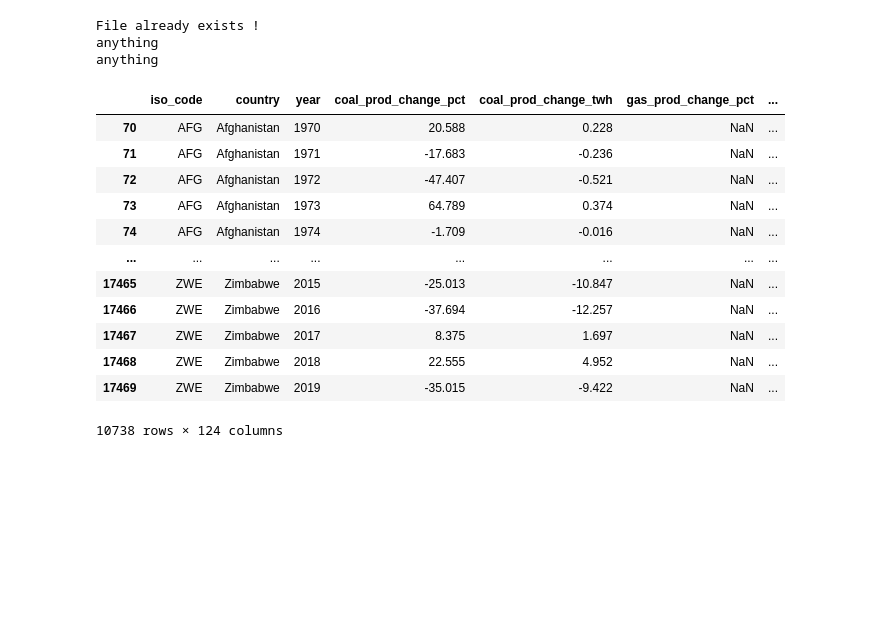
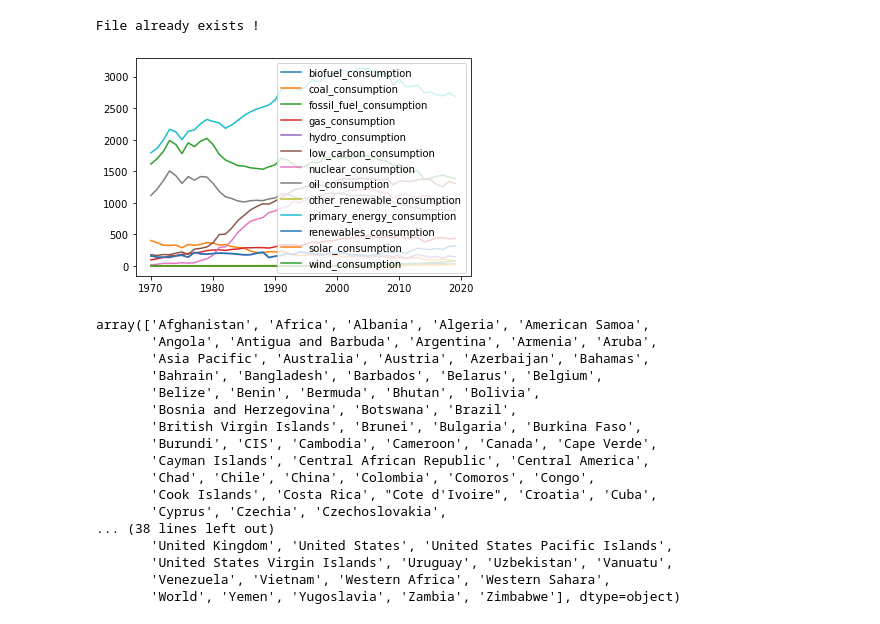
Before and after one commit to Milkafreak/Group_05, a Jupyter notebook: ClassTest.ipynb, the cells around one changed output. Drawn from its saved outputs; the diff is of its cells as text; code cells hidden in the pictures; blank space fills up the shorter version.

Commit message:
testing plot

```diff
--- a/ClassTest.ipynb
+++ b/ClassTest.ipynb
@@ -1,5 +1,8 @@
 # %%
 import sys
+import matplotlib.pyplot as plt
+import pandas as pd
+
 sys.path.append(".")
 from download import download_file
 
@@ -11,24 +14,54 @@ class Energy:
     def dowload(self):
         self.data = download_file(self.link, "Energy.csv")
         return self.data
+
+    def country_list(self):
+        #self.data = download_file(self.link, "Energy.csv")
+        return self.data["country"].unique()
+
+    def plot_consumption(self,country: str,normalize: bool):
+        #self.data = download_file(self.link, "Energy.csv")
+
+        if country not in self.data["country"].unique():
+            print("Error")
+        else:
+            df2 = self.data[self.data["country"] == country][self.data.columns[self.data.columns.str.contains("_consumption|country|year")]]
+            liste = []
+            for x in df2.columns:
+                liste.append(x)
+            liste = liste[2:]
+            x = df2["year"]
+            for y in liste:
+                i = df2[y]
+                plt.plot(x,i,label = y)
+                plt.legend()
 # %%
 x = Energy("https://raw.githubusercontent.com/owid/energy-data/master/owid-energy-data.csv")
 # %%
-x.dowload()
+df = x.dowload()
 # %% [output]
 File already exists !
-anything
-anything
-|  | iso_code | country | year | coal_prod_change_pct | coal_prod_change_twh | gas_prod_change_pct | ... |
-| 70 | AFG | Afghanistan | 1970 | 20.588 | 0.228 | NaN | ... |
-| 71 | AFG | Afghanistan | 1971 | -17.683 | -0.236 | NaN | ... |
-| 72 | AFG | Afghanistan | 1972 | -47.407 | -0.521 | NaN | ... |
-| 73 | AFG | Afghanistan | 1973 | 64.789 | 0.374 | NaN | ... |
-| 74 | AFG | Afghanistan | 1974 | -1.709 | -0.016 | NaN | ... |
-| ... | ... | ... | ... | ... | ... | ... | ... |
-| 17465 | ZWE | Zimbabwe | 2015 | -25.013 | -10.847 | NaN | ... |
-| 17466 | ZWE | Zimbabwe | 2016 | -37.694 | -12.257 | NaN | ... |
-| 17467 | ZWE | Zimbabwe | 2017 | 8.375 | 1.697 | NaN | ... |
-| 17468 | ZWE | Zimbabwe | 2018 | 22.555 | 4.952 | NaN | ... |
-| 17469 | ZWE | Zimbabwe | 2019 | -35.015 | -9.422 | NaN | ... |
-10738 rows × 124 columns
+# %%
+x.plot_consumption("France", True)
+# %% [output]
+[figure, added]
+# %%
+x.country_list()
+# %% [output]
+array(['Afghanistan', 'Africa', 'Albania', 'Algeria', 'American Samoa',
+       'Angola', 'Antigua and Barbuda', 'Argentina', 'Armenia', 'Aruba',
+       'Asia Pacific', 'Australia', 'Austria', 'Azerbaijan', 'Bahamas',
+       'Bahrain', 'Bangladesh', 'Barbados', 'Belarus', 'Belgium',
+       'Belize', 'Benin', 'Bermuda', 'Bhutan', 'Bolivia',
+       'Bosnia and Herzegovina', 'Botswana', 'Brazil',
+       'British Virgin Islands', 'Brunei', 'Bulgaria', 'Burkina Faso',
+       'Burundi', 'CIS', 'Cambodia', 'Cameroon', 'Canada', 'Cape Verde',
+       'Cayman Islands', 'Central African Republic', 'Central America',
+       'Chad', 'Chile', 'China', 'Colombia', 'Comoros', 'Congo',
+       'Cook Islands', 'Costa Rica', "Cote d'Ivoire", 'Croatia', 'Cuba',
+       'Cyprus', 'Czechia', 'Czechoslovakia',
+... (38 lines left out)
+       'United Kingdom', 'United States', 'United States Pacific Islands',
+       'United States Virgin Islands', 'Uruguay', 'Uzbekistan', 'Vanuatu',
+       'Venezuela', 'Vietnam', 'Western Africa', 'Western Sahara',
+       'World', 'Yemen', 'Yugoslavia', 'Zambia', 'Zimbabwe'], dtype=object)
```
Also changed, not shown: 1 other file.
